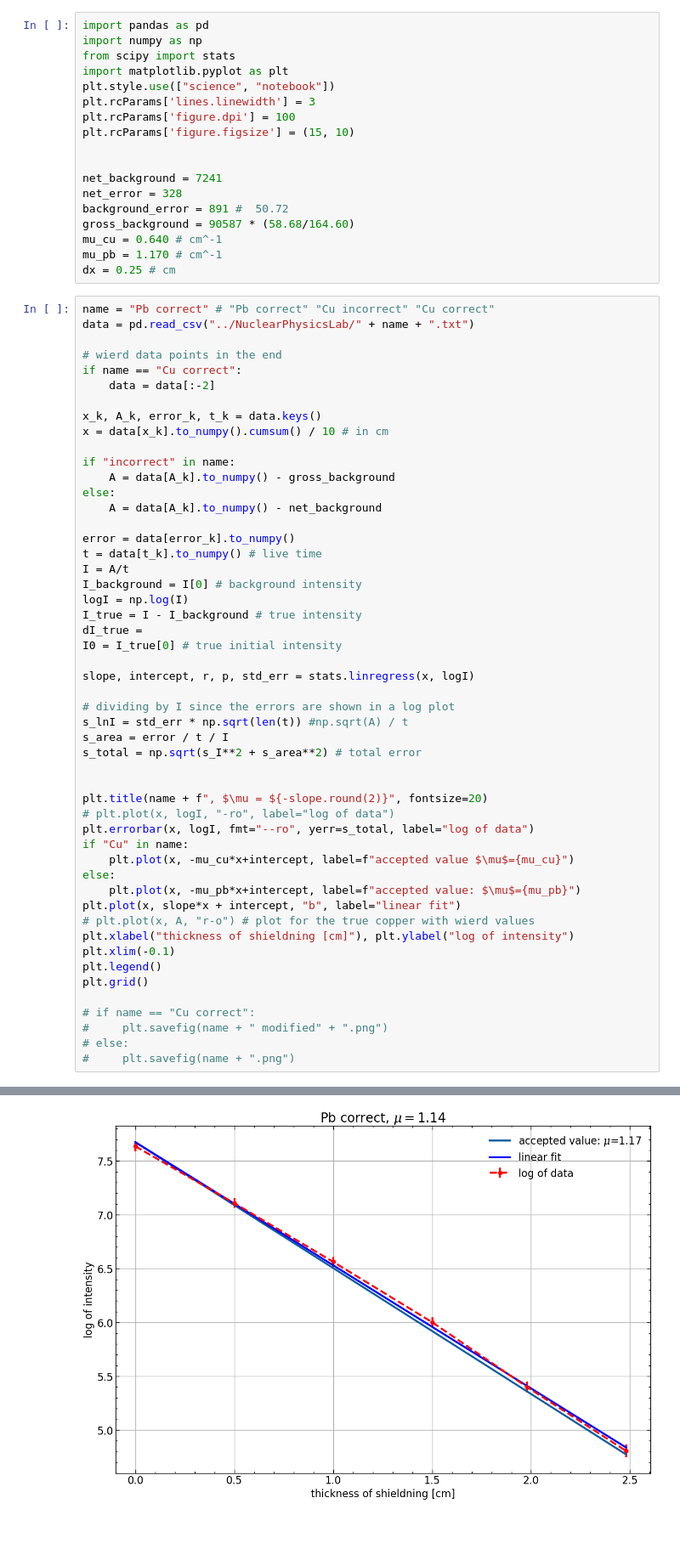
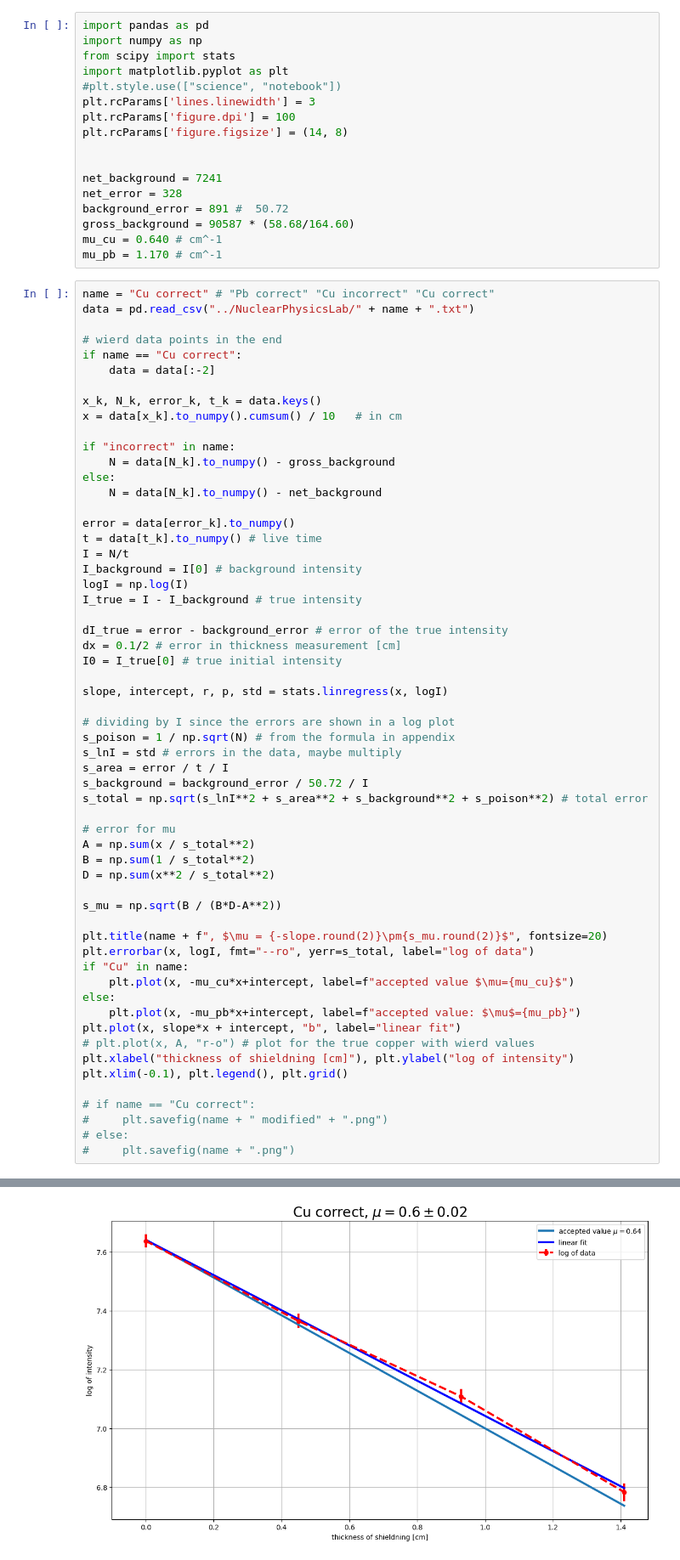
Before and after one commit to SunAndClouds/NuclearPhysicsLab, a Jupyter notebook: LinearRegression.ipynb, the cells around one changed output, grey strips where cells are left out. Shown at 85% size. Drawn from its saved outputs; the diff is of its cells as text; blank space fills up the shorter version.

Commit message:
.
Fixed the too small error problem

```diff
--- a/LinearRegression.ipynb
+++ b/LinearRegression.ipynb
@@ -7,10 +7,10 @@ import pandas as pd
 import numpy as np
 from scipy import stats
 import matplotlib.pyplot as plt
-plt.style.use(["science", "notebook"])
+#plt.style.use(["science", "notebook"])
 plt.rcParams['lines.linewidth'] = 3
 plt.rcParams['figure.dpi'] = 100
-plt.rcParams['figure.figsize'] = (15, 10)
+plt.rcParams['figure.figsize'] = (14, 8)
 
 
 net_background = 7241
@@ -19,53 +19,59 @@ background_error = 891 #  50.72
 gross_background = 90587 * (58.68/164.60)
 mu_cu = 0.640 # cm^-1
 mu_pb = 1.170 # cm^-1
-dx = 0.25 # cm
 # %%
-name = "Pb correct" # "Pb correct" "Cu incorrect" "Cu correct"
+name = "Cu correct" # "Pb correct" "Cu incorrect" "Cu correct"
 data = pd.read_csv("../NuclearPhysicsLab/" + name + ".txt")
 
 # wierd data points in the end
 if name == "Cu correct":
     data = data[:-2]
 
-x_k, A_k, error_k, t_k = data.keys()
-x = data[x_k].to_numpy().cumsum() / 10 # in cm
+x_k, N_k, error_k, t_k = data.keys()
+x = data[x_k].to_numpy().cumsum() / 10   # in cm
 
 if "incorrect" in name:
-    A = data[A_k].to_numpy() - gross_background
+    N = data[N_k].to_numpy() - gross_background
 else:
-    A = data[A_k].to_numpy() - net_background
+    N = data[N_k].to_numpy() - net_background
 
 error = data[error_k].to_numpy()
 t = data[t_k].to_numpy() # live time
-I = A/t
+I = N/t
 I_background = I[0] # background intensity
 logI = np.log(I)
 I_true = I - I_background # true intensity
-dI_true =
+
+dI_true = error - background_error # error of the true intensity
+dx = 0.1/2 # error in thickness measurement [cm]
 I0 = I_true[0] # true initial intensity
 
-slope, intercept, r, p, std_err = stats.linregress(x, logI)
+slope, intercept, r, p, std = stats.linregress(x, logI)
 
 # dividing by I since the errors are shown in a log plot
-s_lnI = std_err * np.sqrt(len(t)) #np.sqrt(A) / t
+s_poison = 1 / np.sqrt(N) # from the formula in appendix
+s_lnI = std # errors in the data, maybe multiply
 s_area = error / t / I
-s_total = np.sqrt(s_I**2 + s_area**2) # total error
+s_background = background_error / 50.72 / I
+s_total = np.sqrt(s_lnI**2 + s_area**2 + s_background**2 + s_poison**2) # total error
 
+# error for mu
+A = np.sum(x / s_total**2)
+B = np.sum(1 / s_total**2)
+D = np.sum(x**2 / s_total**2)
 
-plt.title(name + f", $\mu = ${-slope.round(2)}", fontsize=20)
-# plt.plot(x, logI, "-ro", label="log of data")
+s_mu = np.sqrt(B / (B*D-A**2))
+
+plt.title(name + f", $\mu = {-slope.round(2)}\pm{s_mu.round(2)}$", fontsize=20)
 plt.errorbar(x, logI, fmt="--ro", yerr=s_total, label="log of data")
 if "Cu" in name:
-    plt.plot(x, -mu_cu*x+intercept, label=f"accepted value $\mu$={mu_cu}")
+    plt.plot(x, -mu_cu*x+intercept, label=f"accepted value $\mu={mu_cu}$")
 else:
     plt.plot(x, -mu_pb*x+intercept, label=f"accepted value: $\mu$={mu_pb}")
 plt.plot(x, slope*x + intercept, "b", label="linear fit")
 # plt.plot(x, A, "r-o") # plot for the true copper with wierd values
 plt.xlabel("thickness of shieldning [cm]"), plt.ylabel("log of intensity")
-plt.xlim(-0.1)
-plt.legend()
-plt.grid()
+plt.xlim(-0.1), plt.legend(), plt.grid()
 
 # if name == "Cu correct":
 #     plt.savefig(name + " modified" + ".png")
@@ -75,2 +84,2 @@ plt.grid()
-[figure, old version]
+[figure, new version]
 # %% [markdown]
```
Also changed, not shown: parts of 10 cells of this notebook, 3 other files.
